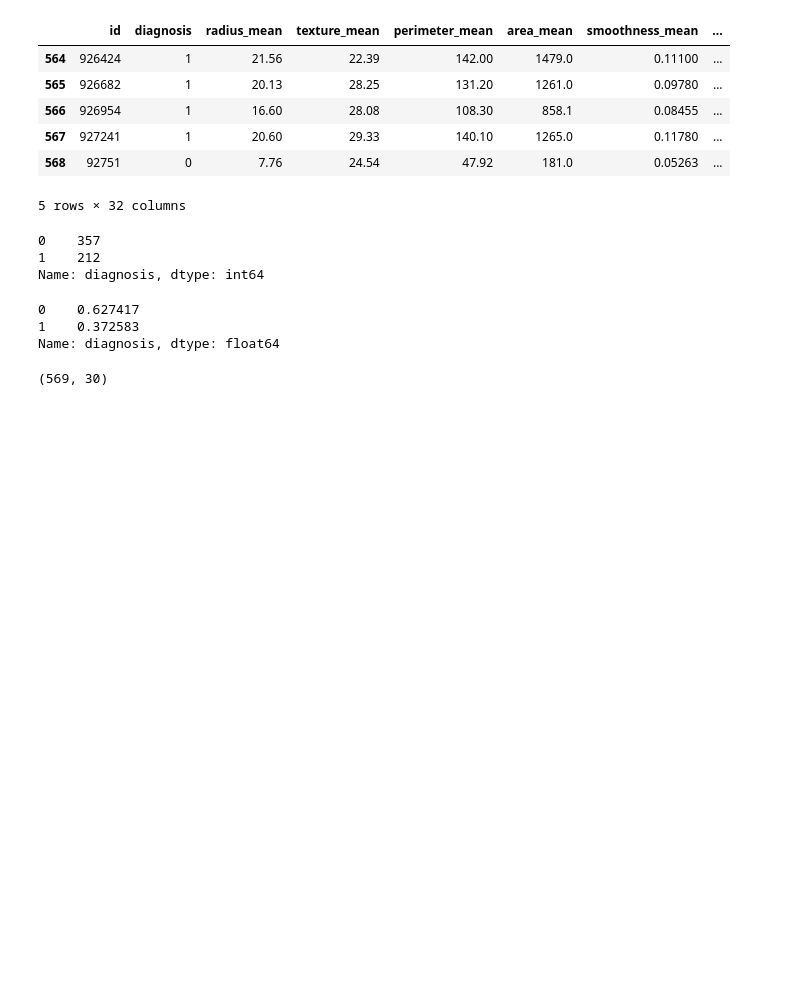
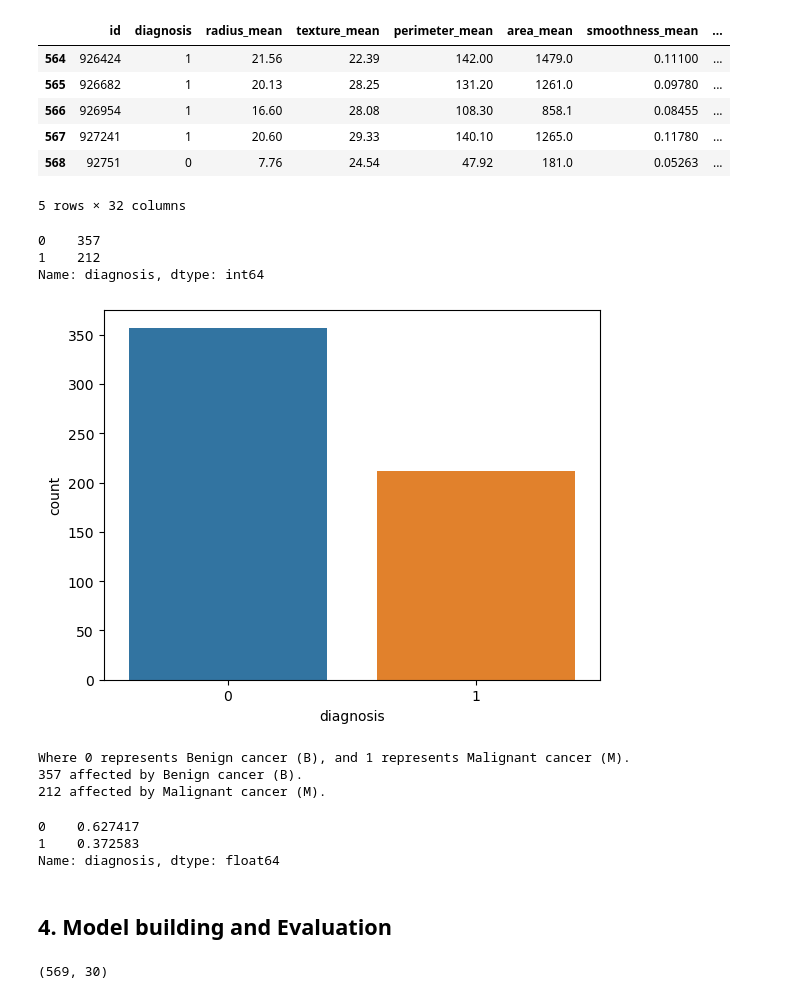
Before and after one commit to sakiruadebayo/Cancer, a Jupyter notebook: Cancer.ipynb, the cells around one changed output. Saved outputs shown, nothing was run; the diff lists cells and outputs as text; code cells hidden in the pictures; blank space fills up the shorter version.

```diff
--- a/Cancer.ipynb
+++ b/Cancer.ipynb
@@ -163,9 +189,18 @@ df_cancer.tail()
 | 568 | 92751 | 0 | 7.76 | 24.54 | 47.92 | 181.0 | 0.05263 | ... |
 5 rows × 32 columns
 # %%
-df_cancer['diagnosis'].value_counts()
+# values counts(), total counts
+print(df_cancer['diagnosis'].value_counts())
+sns.countplot(x = 'diagnosis', data = df_cancer)
+plt.show()
+
+print('Where 0 represents Benign cancer (B), and 1 represents Malignant cancer (M).\n357 affected by Benign cancer (B).\n212 affected by Malignant cancer (M).')
 # %% [output]
 0    357
 1    212
 Name: diagnosis, dtype: int64
+[figure, added]
+Where 0 represents Benign cancer (B), and 1 represents Malignant cancer (M).
+357 affected by Benign cancer (B).
+212 affected by Malignant cancer (M).
 # %%
@@ -174,4 +210,6 @@ df_cancer['diagnosis'].value_counts(normalize=True)
 0    0.627417
 1    0.372583
 Name: diagnosis, dtype: float64
+# %% [markdown]
+## 4. Model building and Evaluation
 # %%
```
Also changed, not shown: parts of 51 cells of this notebook.
